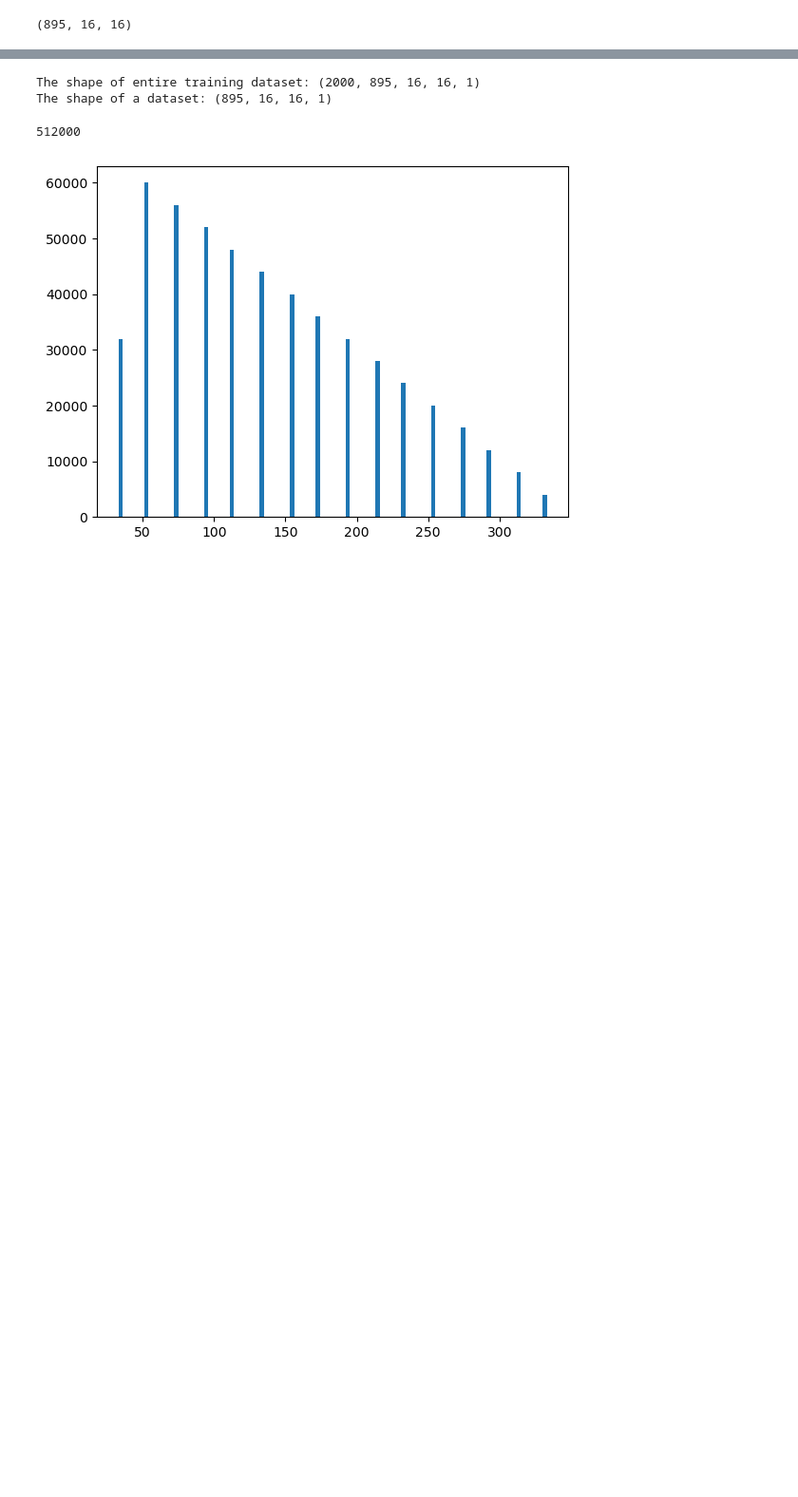
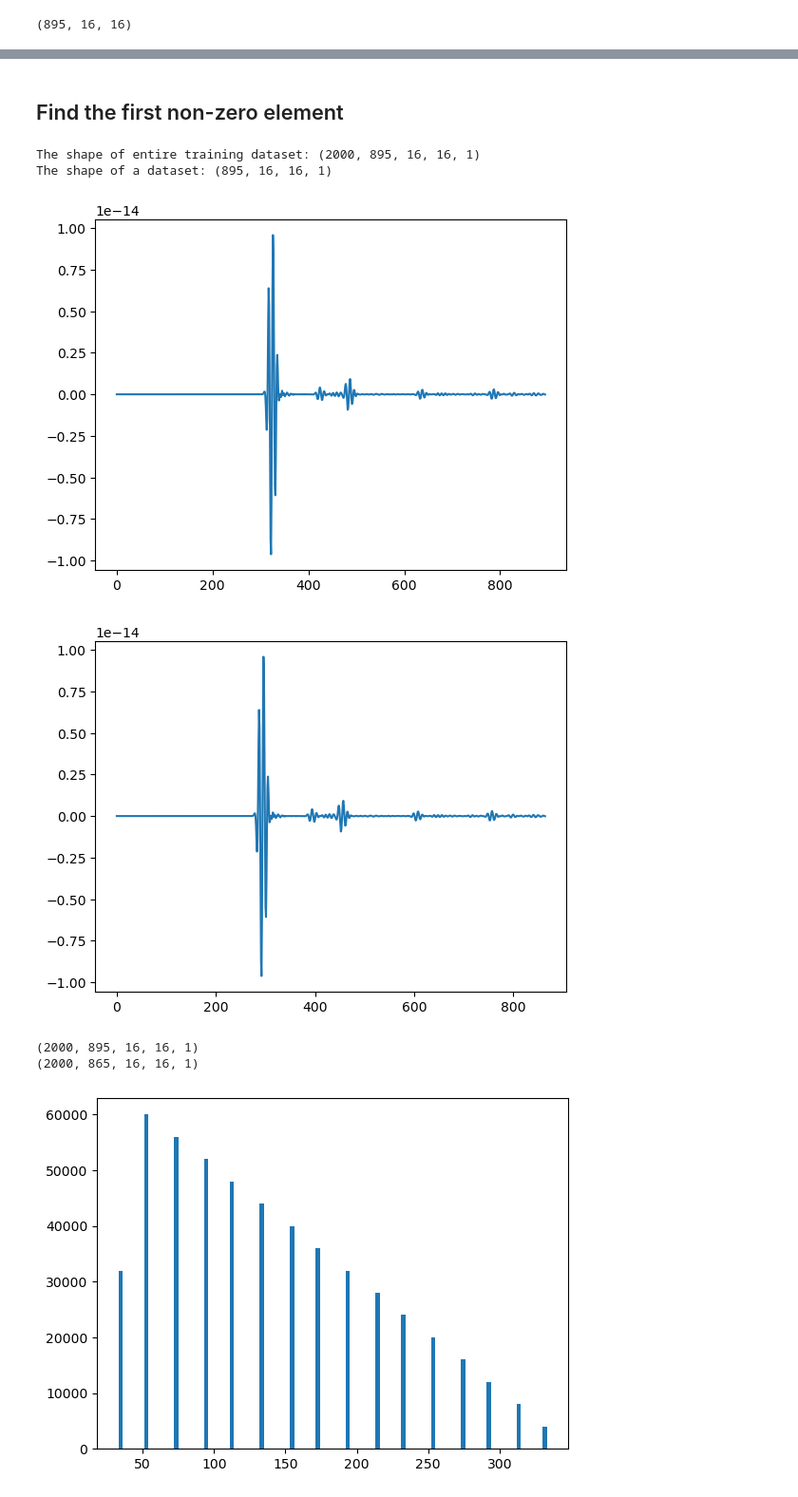
Before and after one commit to MC-Kangan/FYP_Ultrasound_Imaging_ML, a Jupyter notebook: FMC.ipynb, the cells around one changed output, grey strips where cells are left out. Shown: that part at 95% size. Drawn from its saved outputs; the diff is of its cells as text; code cells hidden in the pictures; blank space fills up the shorter version.

Commit message:
More model development; Include shrinking of X data to speed up the computation; Several good models were built.

```diff
--- a/FMC.ipynb
+++ b/FMC.ipynb
@@ -506,3 +488,5 @@ def find_nonzero(lst):
+# %% [markdown]
+## Find the first non-zero element
 # %%
 pickle_in = open("training_data_subsampled_X.pickle","rb")
 X = np.array(pickle.load(pickle_in), dtype=object)
@@ -511,3 +495,16 @@ print(f'The shape of a dataset: {X[1].shape}')
 # %% [output]
 The shape of entire training dataset: (2000, 895, 16, 16, 1)
 The shape of a dataset: (895, 16, 16, 1)
+# %%
+shrinkX = X[:,30:]
+plt.plot(X[30][:,10,1])
+plt.show()
+plt.plot(shrinkX[30][:,10,1])
+plt.show()
+print(X.shape)
+print(shrinkX.shape)
+# %% [output]
+[figure, added]
+[figure, added]
+(2000, 895, 16, 16, 1)
+(2000, 865, 16, 16, 1)
@@ -522,7 +534,3 @@ for i in range(2000):
             front_index, back_index = find_nonzero(X[i][:,col,layer])
             front_index_list.append(front_index)
             back_index_list.append(back_index)
-# %%
-len(front_index_list)
-# %% [output]
-512000
```
Also changed, not shown: parts of 6 cells of this notebook, 6 other files.
